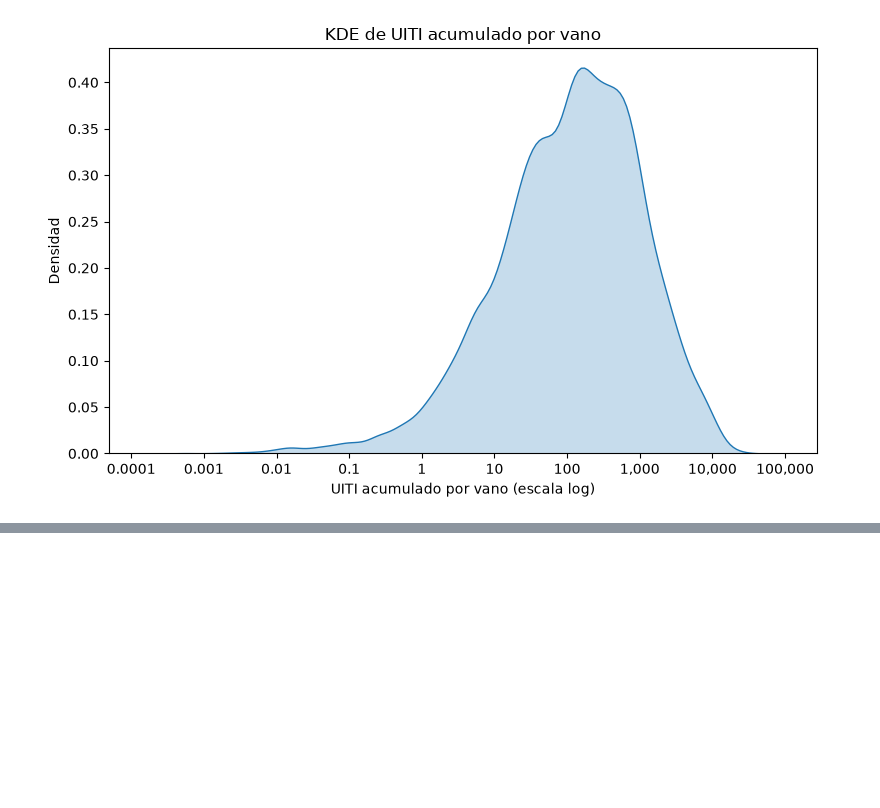
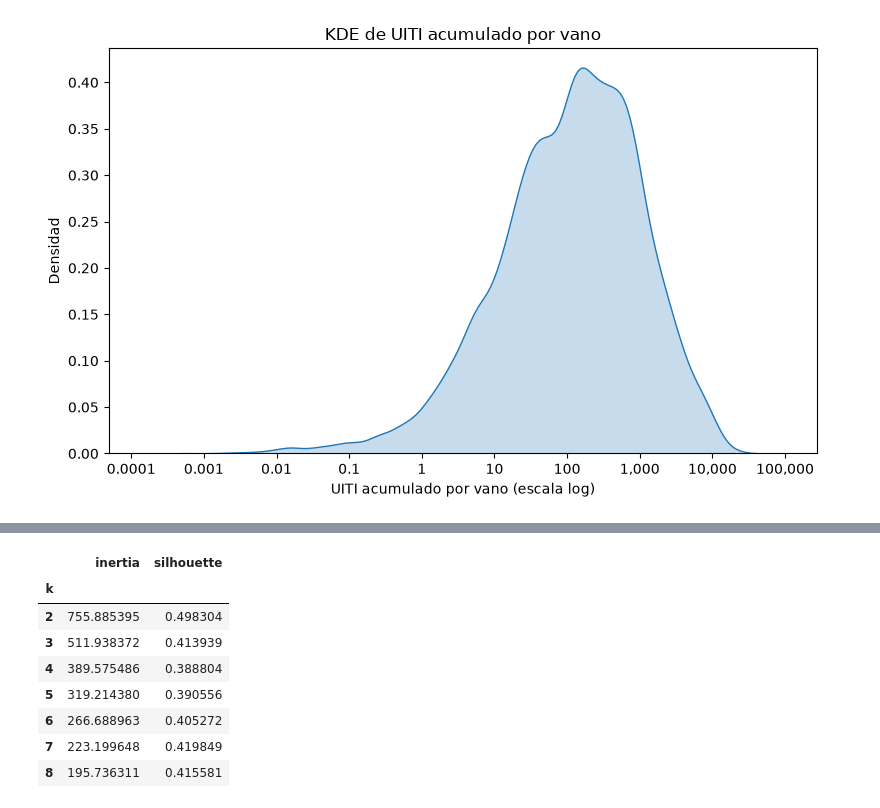
Before and after one commit to amalvarezme/chec-local-uiti-vano-interpreter, a Jupyter notebook: notebooks/project_flow/10_uiti_vano_kmeans.ipynb, the cells around one changed output, grey strips where cells are left out. Drawn from its saved outputs; the diff is of its cells as text; code cells hidden in the pictures; blank space fills up the shorter version.

```diff
--- a/notebooks/project_flow/10_uiti_vano_kmeans.ipynb
+++ b/notebooks/project_flow/10_uiti_vano_kmeans.ipynb
@@ -214,0 +206,31 @@ fig_plotly.show()
+# %%
+from sklearn.metrics import silhouette_score
+
+K_RANGE = range(2, 9)
+elbow_silhouette_rows = []
+
+for k in K_RANGE:
+    kmeans_k = KMeans(n_clusters=k, random_state=42, n_init=10)
+    labels_k = kmeans_k.fit_predict(log_features_scaled)
+    # Silhouette sobre el dataset completo (27390 vanos): a esta escala es
+    # computacionalmente barato (no hace falta submuestrear) y evita el
+    # sesgo de un score calculado solo sobre una muestra.
+    silhouette_k = silhouette_score(log_features_scaled, labels_k)
+    elbow_silhouette_rows.append({
+        'k': k,
+        'inertia': kmeans_k.inertia_,
+        'silhouette': silhouette_k,
+    })
+
+elbow_silhouette_df = pd.DataFrame(elbow_silhouette_rows).set_index('k')
+elbow_silhouette_df
+# %% [output]
+|  | inertia | silhouette |
+| k |  |  |
+| 2 | 755.885395 | 0.498304 |
+| 3 | 511.938372 | 0.413939 |
+| 4 | 389.575486 | 0.388804 |
+| 5 | 319.214380 | 0.390556 |
+| 6 | 266.688963 | 0.405272 |
+| 7 | 223.199648 | 0.419849 |
+| 8 | 195.736311 | 0.415581 |
```
Also changed, not shown: parts of 5 cells of this notebook, 15 other files.
